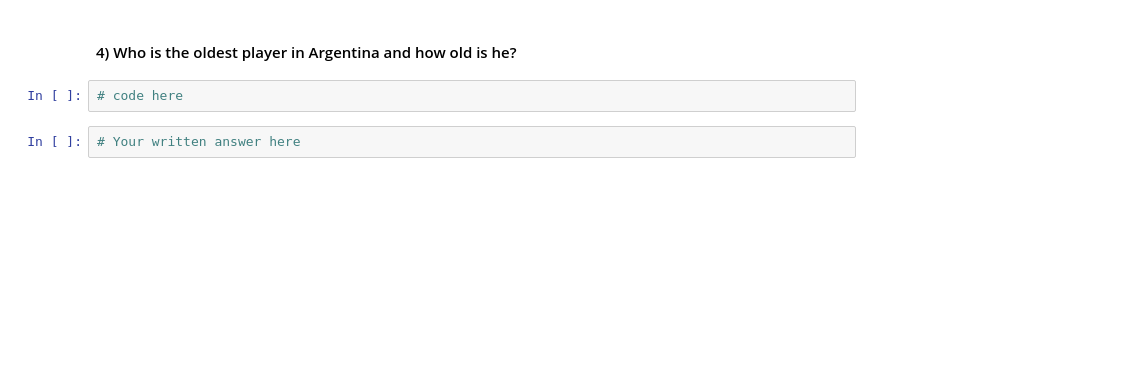
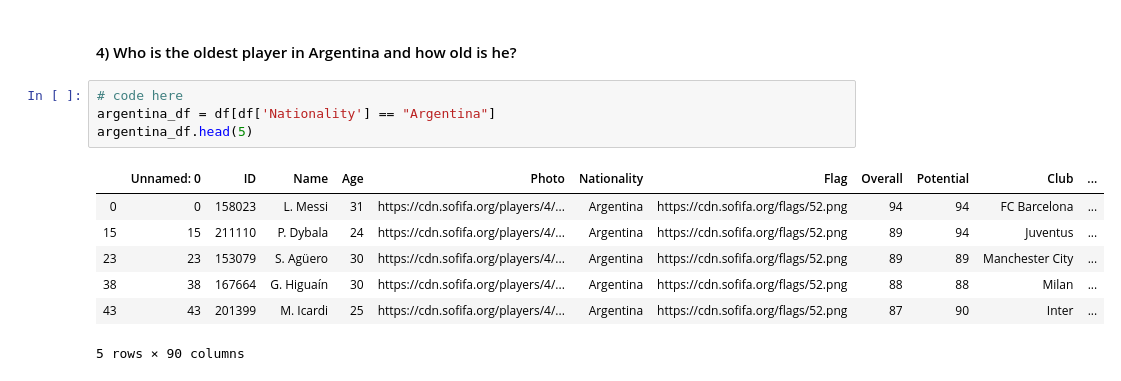
Before and after one commit to sydroth/chicago-102819, a Jupyter notebook: module_1/mod_1_assessment/index.ipynb, the cells around one changed output. Drawn from its saved outputs; the diff is of its cells as text; blank space fills up the shorter version.

```diff
--- a/module_1/mod_1_assessment/index.ipynb
+++ b/module_1/mod_1_assessment/index.ipynb
@@ -322,6 +385,14 @@ df['Age'].median()
 # %% [markdown]
 #### 4) Who is the oldest player in Argentina and how old is he?
-# %%
-# code here
-# %%
-# Your written answer here
+# %%
+# code here
+argentina_df = df[df['Nationality'] == "Argentina"]
+argentina_df.head(5)
+# %% [output]
+|  | Unnamed: 0 | ID | Name | Age | Photo | Nationality | Flag | Overall | Potential | Club | ... |
+| 0 | 0 | 158023 | L. Messi | 31 | https://cdn.sofifa.org/players/4/... | Argentina | https://cdn.sofifa.org/flags/52.png | 94 | 94 | FC Barcelona | ... |
+| 15 | 15 | 211110 | P. Dybala | 24 | https://cdn.sofifa.org/players/4/... | Argentina | https://cdn.sofifa.org/flags/52.png | 89 | 94 | Juventus | ... |
+| 23 | 23 | 153079 | S. Agüero | 30 | https://cdn.sofifa.org/players/4/... | Argentina | https://cdn.sofifa.org/flags/52.png | 89 | 89 | Manchester City | ... |
+| 38 | 38 | 167664 | G. Higuaín | 30 | https://cdn.sofifa.org/players/4/... | Argentina | https://cdn.sofifa.org/flags/52.png | 88 | 88 | Milan | ... |
+| 43 | 43 | 201399 | M. Icardi | 25 | https://cdn.sofifa.org/players/4/... | Argentina | https://cdn.sofifa.org/flags/52.png | 87 | 90 | Inter | ... |
+5 rows × 90 columns
```
Also changed, not shown: parts of 22 cells of this notebook.
